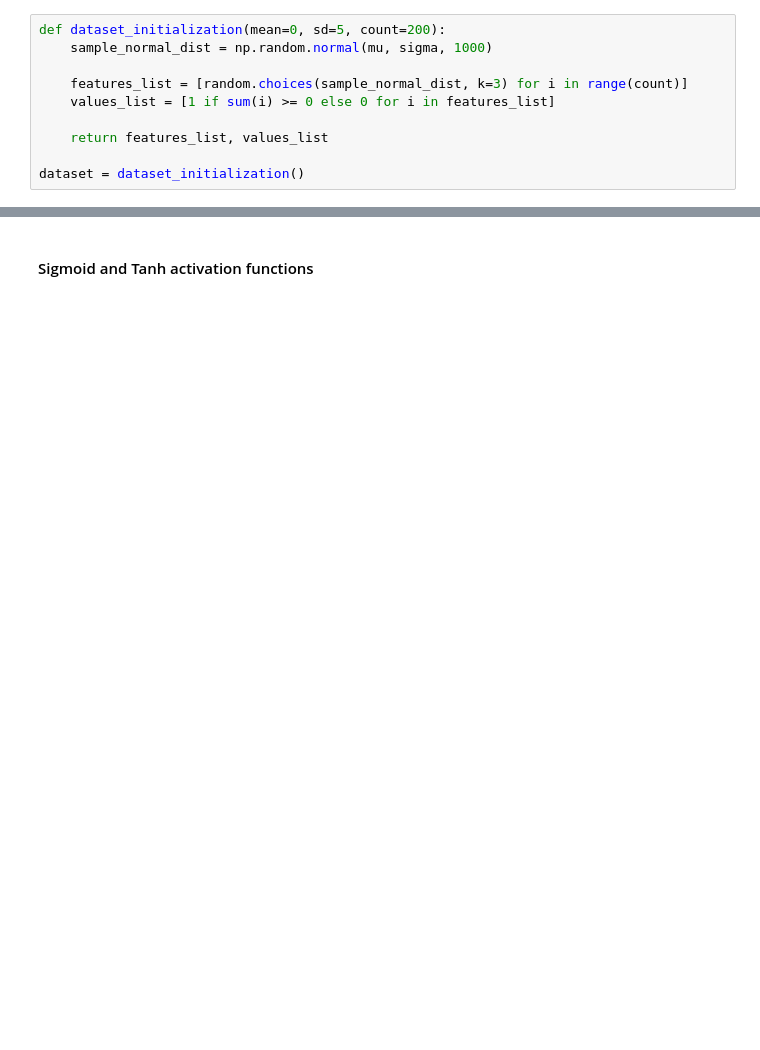
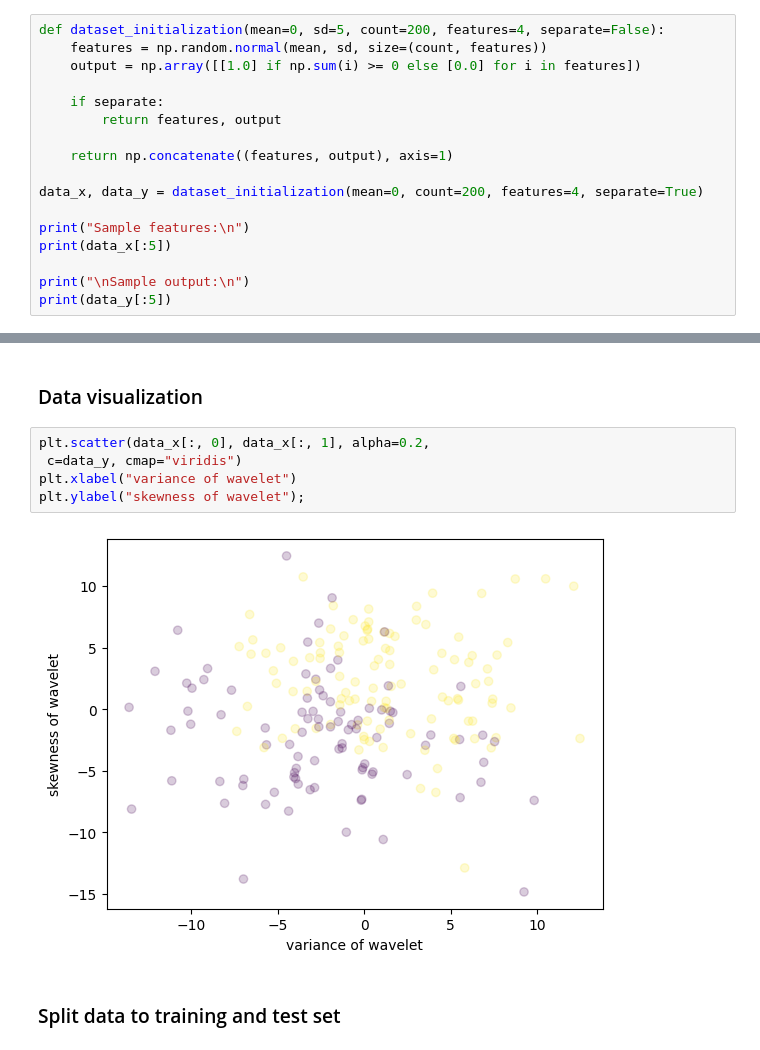
Before and after one commit to igordzierwa/deep-learning-labs, a Jupyter notebook: laboratory_3/lab3-DL-IgorDzierwa.ipynb, the cells around one changed output, grey strips where cells are left out. Saved outputs shown, nothing was run; the diff lists cells and outputs as text; blank space fills up the shorter version.

```diff
--- a/laboratory_3/lab3-DL-IgorDzierwa.ipynb
+++ b/laboratory_3/lab3-DL-IgorDzierwa.ipynb
@@ -32,10 +44,17 @@ import random
 # %%
-def dataset_initialization(mean=0, sd=5, count=200):
-    sample_normal_dist = np.random.normal(mu, sigma, 1000)
+def dataset_initialization(mean=0, sd=5, count=200, features=4, separate=False):
+    features = np.random.normal(mean, sd, size=(count, features))
+    output = np.array([[1.0] if np.sum(i) >= 0 else [0.0] for i in features])
 
-    features_list = [random.choices(sample_normal_dist, k=3) for i in range(count)]
-    values_list = [1 if sum(i) >= 0 else 0 for i in features_list]
+    if separate:
+        return features, output
 
-    return features_list, values_list
+    return np.concatenate((features, output), axis=1)
 
-dataset = dataset_initialization()
+data_x, data_y = dataset_initialization(mean=0, count=200, features=4, separate=True)
+
+print("Sample features:\n")
+print(data_x[:5])
+
+print("\nSample output:\n")
+print(data_y[:5])
@@ -42,2 +77,11 @@ dataset = dataset_initialization()
-# %% [markdown]
-#### Sigmoid and Tanh activation functions
+# %% [markdown]
+### Data visualization
+# %%
+plt.scatter(data_x[:, 0], data_x[:, 1], alpha=0.2,
+ c=data_y, cmap="viridis")
+plt.xlabel("variance of wavelet")
+plt.ylabel("skewness of wavelet");
+# %% [output]
+[figure, added]
+# %% [markdown]
+### Split data to training and test  set
```
Also changed, not shown: parts of 20 cells of this notebook.
